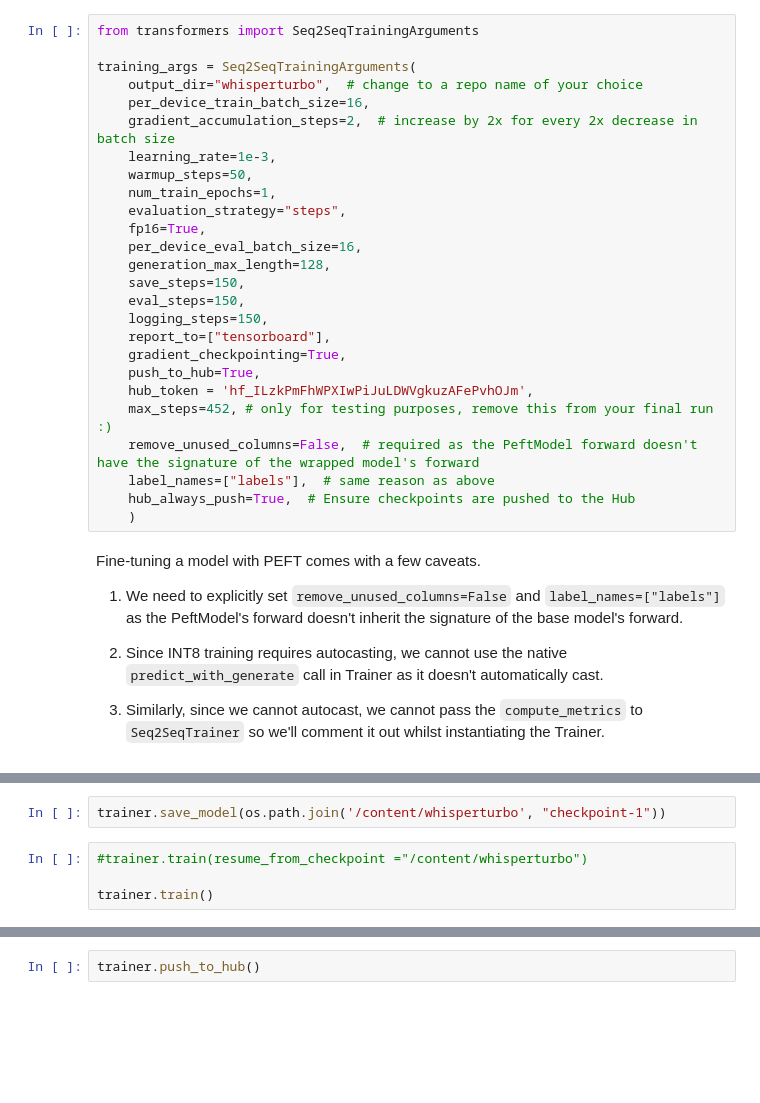
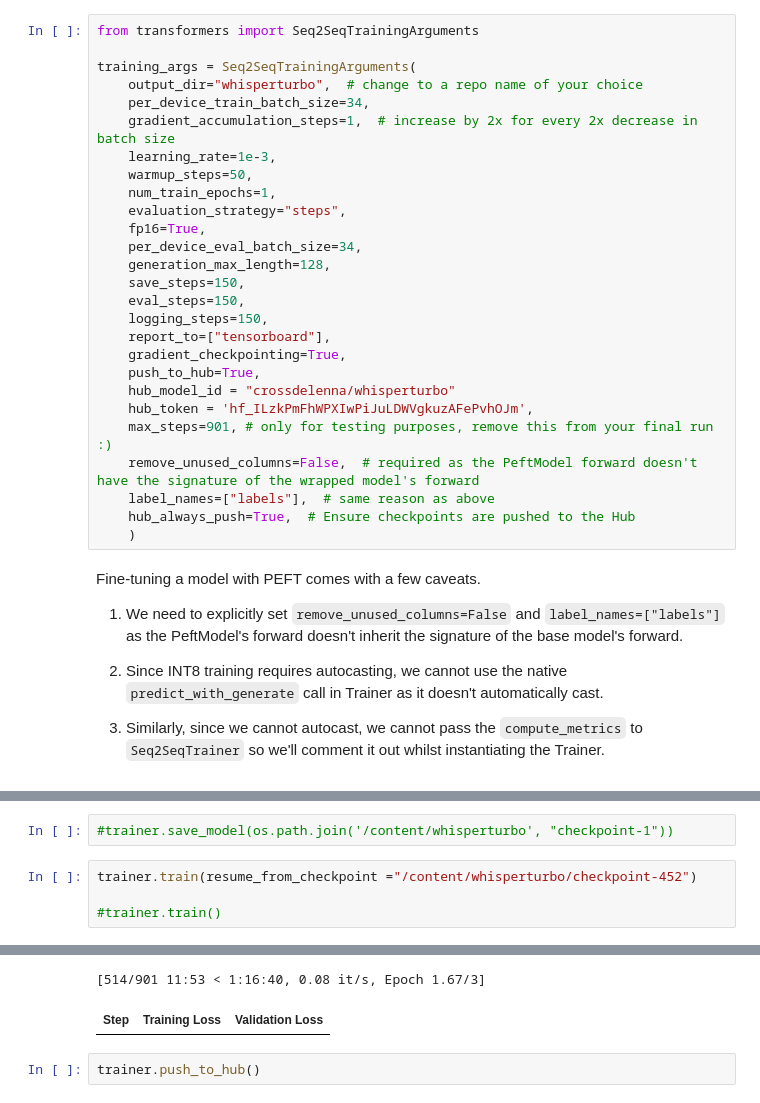
Before and after one commit to beinghorizontal/wav2vec2, a Jupyter notebook: whisper_turbo_peft.ipynb, the cells around one changed output, grey strips where cells are left out. Cells and saved outputs as stored; diff of their text form; blank space fills up the shorter version.

```diff
--- a/whisper_turbo_peft.ipynb
+++ b/whisper_turbo_peft.ipynb
@@ -252,14 +313,14 @@ from transformers import Seq2SeqTrainingArguments
 
 training_args = Seq2SeqTrainingArguments(
     output_dir="whisperturbo",  # change to a repo name of your choice
-    per_device_train_batch_size=16,
-    gradient_accumulation_steps=2,  # increase by 2x for every 2x decrease in batch size
+    per_device_train_batch_size=34,
+    gradient_accumulation_steps=1,  # increase by 2x for every 2x decrease in batch size
     learning_rate=1e-3,
     warmup_steps=50,
     num_train_epochs=1,
     evaluation_strategy="steps",
     fp16=True,
-    per_device_eval_batch_size=16,
+    per_device_eval_batch_size=34,
     generation_max_length=128,
     save_steps=150,
     eval_steps=150,
@@ -267,8 +328,9 @@ training_args = Seq2SeqTrainingArguments(
     report_to=["tensorboard"],
     gradient_checkpointing=True,
     push_to_hub=True,
+    hub_model_id = "crossdelenna/whisperturbo"
     hub_token = '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',
-    max_steps=452, # only for testing purposes, remove this from your final run :)
+    max_steps=901, # only for testing purposes, remove this from your final run :)
     remove_unused_columns=False,  # required as the PeftModel forward doesn't have the signature of the wrapped model's forward
     label_names=["labels"],  # same reason as above
     hub_always_push=True,  # Ensure checkpoints are pushed to the Hub
@@ -319,6 +383,7 @@ model.config.use_cache = False  # silence the warnings. Please re-enable for inf
 # %%
-trainer.save_model(os.path.join('/content/whisperturbo', "checkpoint-1"))
+#trainer.save_model(os.path.join('/content/whisperturbo', "checkpoint-1"))
 # %%
-#trainer.train(resume_from_checkpoint ="/content/whisperturbo")
+trainer.train(resume_from_checkpoint ="/content/whisperturbo/checkpoint-452")
 
-trainer.train()
+#trainer.train()
+# %% [output]
@@ -325,3 +392,5 @@ trainer.train()
+[514/901 11:53 < 1:16:40, 0.08 it/s, Epoch 1.67/3]
+| Step | Training Loss | Validation Loss |
 # %%
 trainer.push_to_hub()
 # %%
```
Also changed, not shown: parts of 14 cells of this notebook.
